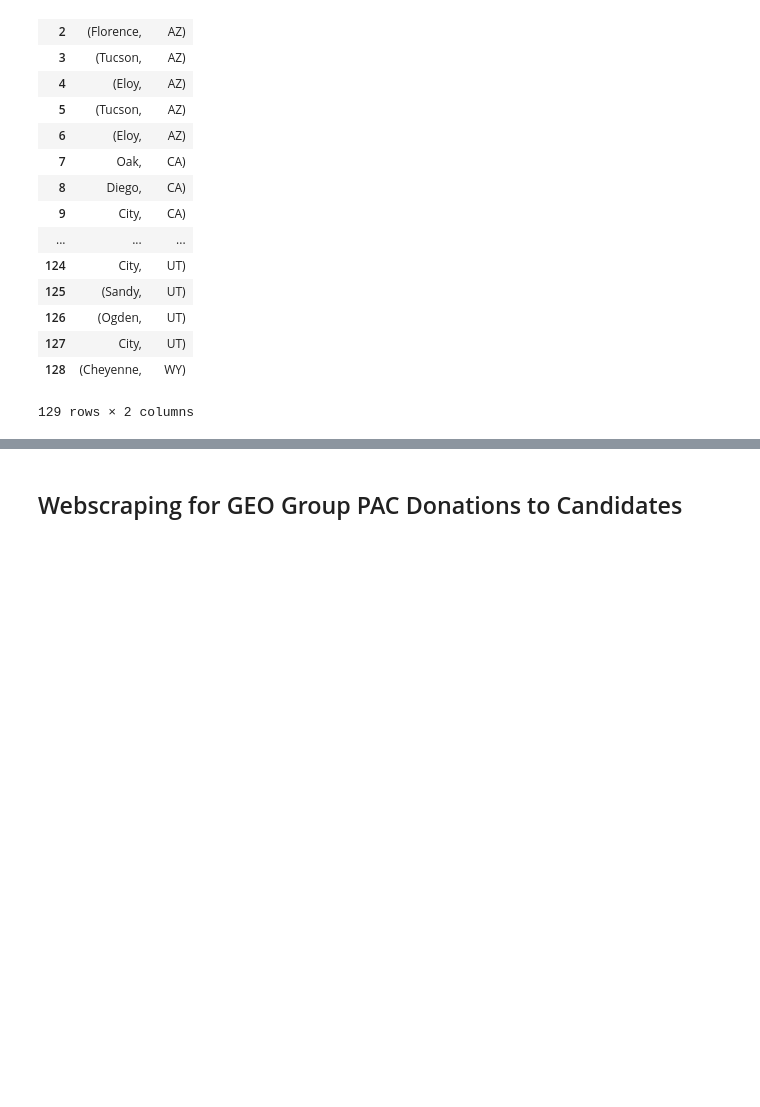
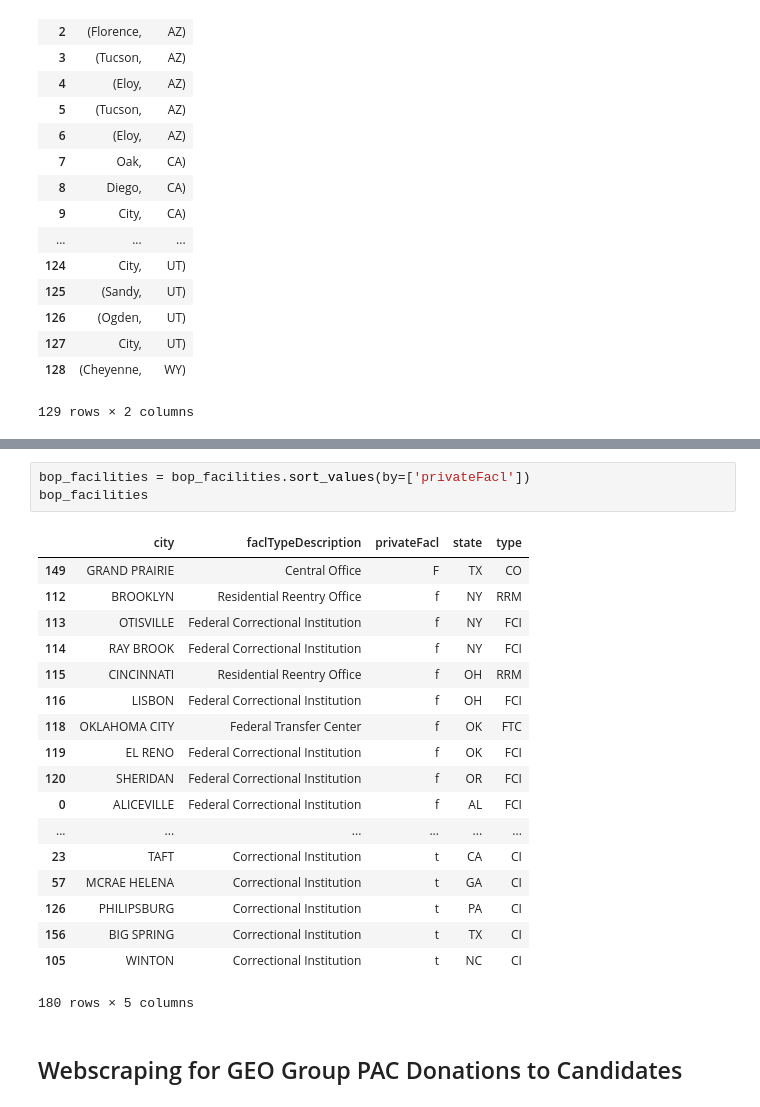
Before and after one commit to EricMa206/Module3Project, a Jupyter notebook: Mod 3 Project.ipynb, the cells around one changed output, grey strips where cells are left out. Drawn from its saved outputs; the diff is of its cells as text; blank space fills up the shorter version.

```diff
--- a/Mod 3 Project.ipynb
+++ b/Mod 3 Project.ipynb
@@ -501,3 +556,25 @@ facility_loc_df
+# %%
+bop_facilities = bop_facilities.sort_values(by=['privateFacl'])
+bop_facilities
+# %% [output]
+|  | city | faclTypeDescription | privateFacl | state | type |
+| 149 | GRAND PRAIRIE | Central Office | F | TX | CO |
+| 112 | BROOKLYN | Residential Reentry Office | f | NY | RRM |
+| 113 | OTISVILLE | Federal Correctional Institution | f | NY | FCI |
+| 114 | RAY BROOK | Federal Correctional Institution | f | NY | FCI |
+| 115 | CINCINNATI | Residential Reentry Office | f | OH | RRM |
+| 116 | LISBON | Federal Correctional Institution | f | OH | FCI |
+| 118 | OKLAHOMA CITY | Federal Transfer Center | f | OK | FTC |
+| 119 | EL RENO | Federal Correctional Institution | f | OK | FCI |
+| 120 | SHERIDAN | Federal Correctional Institution | f | OR | FCI |
+| 0 | ALICEVILLE | Federal Correctional Institution | f | AL | FCI |
+| ... | ... | ... | ... | ... | ... |
+| 23 | TAFT | Correctional Institution | t | CA | CI |
+| 57 | MCRAE HELENA | Correctional Institution | t | GA | CI |
+| 126 | PHILIPSBURG | Correctional Institution | t | PA | CI |
+| 156 | BIG SPRING | Correctional Institution | t | TX | CI |
+| 105 | WINTON | Correctional Institution | t | NC | CI |
+180 rows × 5 columns
 # %% [markdown]
 ## Webscraping for GEO Group PAC Donations to Candidates ##
 # %%
```
Also changed, not shown: parts of 18 cells of this notebook, 7 other files.
